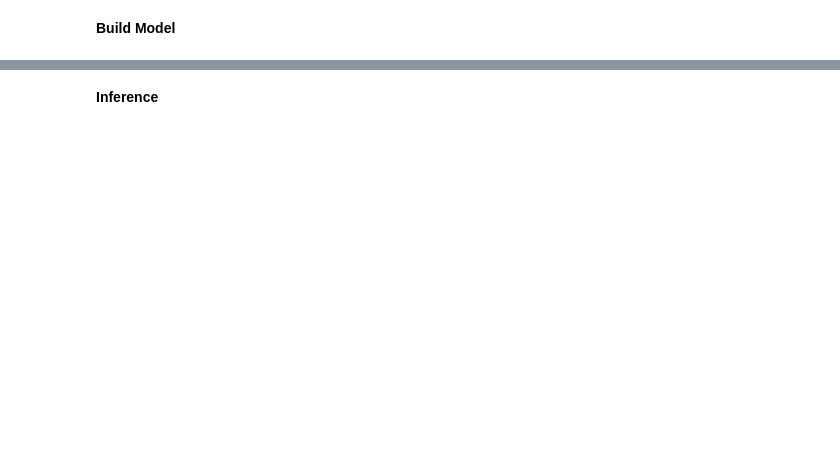
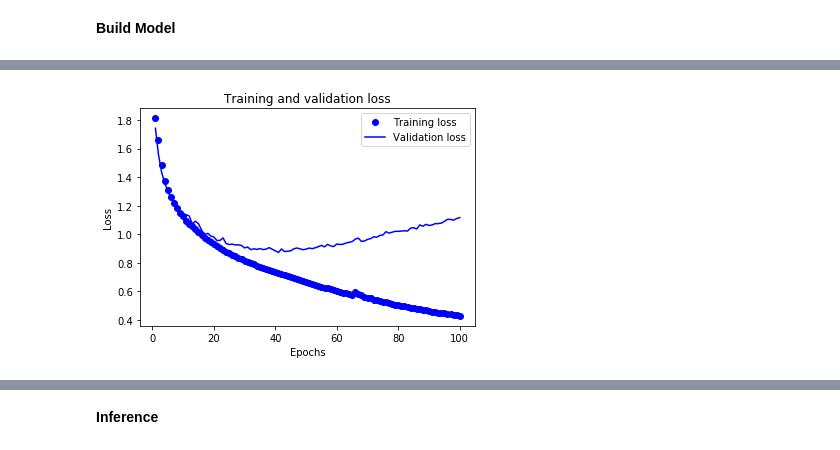
Before and after one commit to itaouil/Spelling-Corrector, a Jupyter notebook: spell-checker.ipynb, the cells around one changed output, grey strips where cells are left out. Drawn from its saved outputs; the diff is of its cells as text; code cells hidden in the pictures; blank space fills up the shorter version.

```diff
--- a/spell-checker.ipynb
+++ b/spell-checker.ipynb
@@ -11,10 +11,9 @@ from keras.layers import Input, LSTM, Dense
 from sklearn.model_selection import train_test_split
 
 # Useful globals
-batch_size = 64  # Batch size for training.
+batch_size = 128  # Batch size for training.
 epochs = 100  # Number of epochs to train for.
 latent_dim = 256  # Latent dimensionality of the encoding space.
-num_samples = 10000  # Number of samples to train on.
 # %%
 # Where to find the data
 base_dir = "./data"
@@ -225,16 +222,21 @@ target_characters = set()
 # Shuffle the list of good_senteces
 np.random.shuffle(good_sentences)
 
+# Split list of good sentences into
+# training and testing sets
+# training, testing = train_test_split(good_sentences, test_size = 0.15, random_state = 2)
+
 # Pad target sentences and build
 # input and target vocabulary
 for sentence in good_sentences:
-    input_text = '\t' + "".join(noise_maker(sentence, 0.9)) + '\n'
+    input_text = "".join(noise_maker(sentence, 0.9))
+    target_text = "{}{}{}".format("\t", sentence , "\n")
     input_texts.append(input_text)
-    target_texts.append(sentence)
+    target_texts.append(target_text)
     for char in input_text:
         if char not in input_characters:
             input_characters.add(char)
-    for char in sentence:
+    for char in target_text:
         if char not in target_characters:
             target_characters.add(char)
 
@@ -309,8 +311,8 @@ decoder_outputs = decoder_dense(decoder_outputs)
 model = Model([encoder_inputs, decoder_inputs], decoder_outputs)
 # %%
 # Run training
-model.compile(optimizer='rmsprop', loss='categorical_crossentropy')
-model.fit([encoder_input_data, decoder_input_data], decoder_target_data,
+model.compile(optimizer='rmsprop', loss='categorical_crossentropy', metrics=['acc'])
+history = model.fit([encoder_input_data, decoder_input_data], decoder_target_data,
           batch_size=batch_size,
           epochs=epochs,
           validation_split=0.2)
@@ -335,0 +337,17 @@ Epoch 100/100
+# %%
+import matplotlib.pyplot as plt
+history_dict = history.history
+history_dict.keys()
+loss_values = history_dict['loss']
+val_loss_values = history_dict['val_loss']
+epochs = range(1, 101)
+
+plt.plot(epochs, loss_values, 'bo', label='Training loss')
+plt.plot(epochs, val_loss_values, 'b', label='Validation loss')
+plt.title('Training and validation loss')
+plt.xlabel('Epochs')
+plt.ylabel('Loss')
+plt.legend()
+plt.show()
+# %% [output]
+[figure, added]
```
Also changed, not shown: parts of 13 cells of this notebook, 6 other files.
